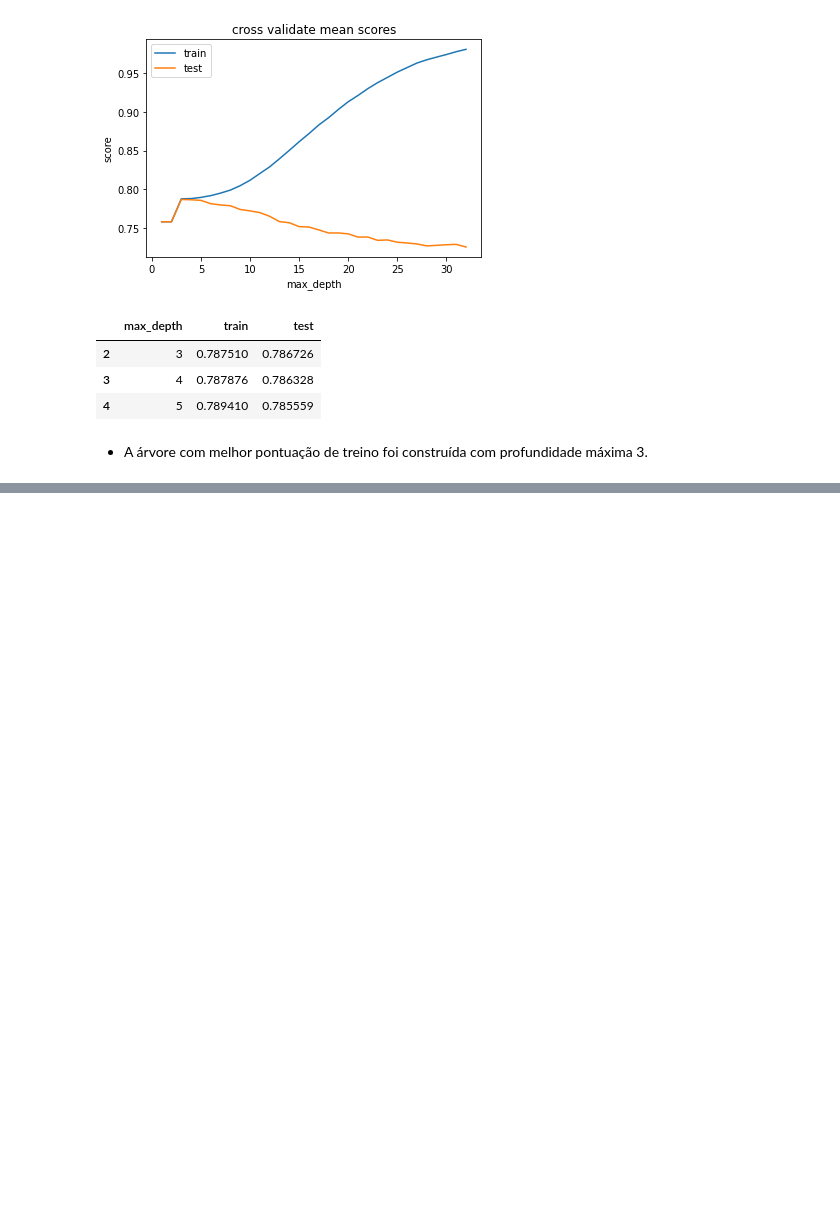
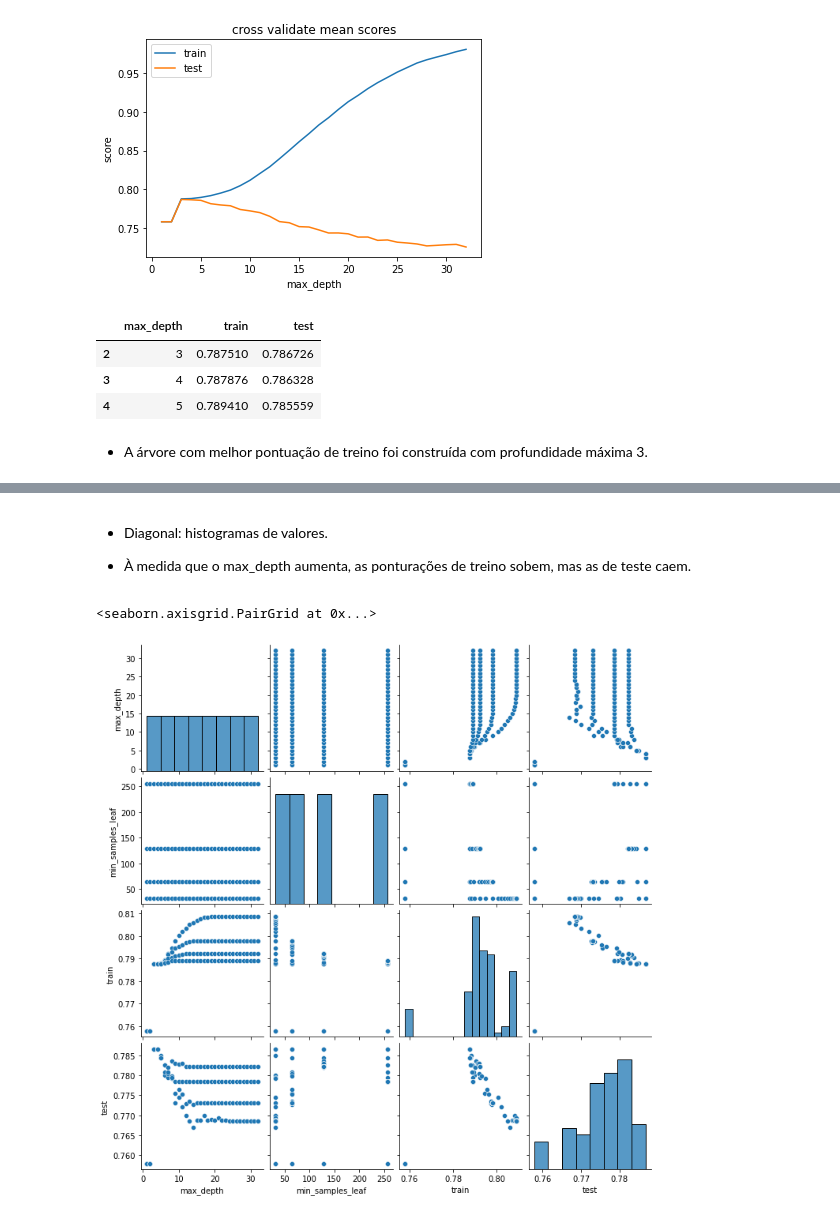
Before and after one commit to Tathy/ML_otimizacao_de_hiperparametros, a Jupyter notebook: Machine_Learning_parte_1_otimizacao_de_modelos_atraves_de_hiperparametros.ipynb, the cells around one changed output, grey strips where cells are left out. Cells and saved outputs as stored; diff of their text form; code cells hidden in the pictures; blank space fills up the shorter version.

```diff
--- a/Machine_Learning_parte_1_otimizacao_de_modelos_atraves_de_hiperparametros.ipynb
+++ b/Machine_Learning_parte_1_otimizacao_de_modelos_atraves_de_hiperparametros.ipynb
@@ -225,0 +311,9 @@ resultados.sort_values('test', ascending = False).head(3)
+# %% [markdown]
+* Diagonal: histogramas de valores.
+
+* À medida que o max_depth aumenta, as ponturações de treino sobem, mas as de teste caem.
+# %%
+sns.pairplot(resultados)
+# %% [output]
+<seaborn.axisgrid.PairGrid at 0x...>
+[figure, added]
```
Also changed, not shown: parts of 25 cells of this notebook.
